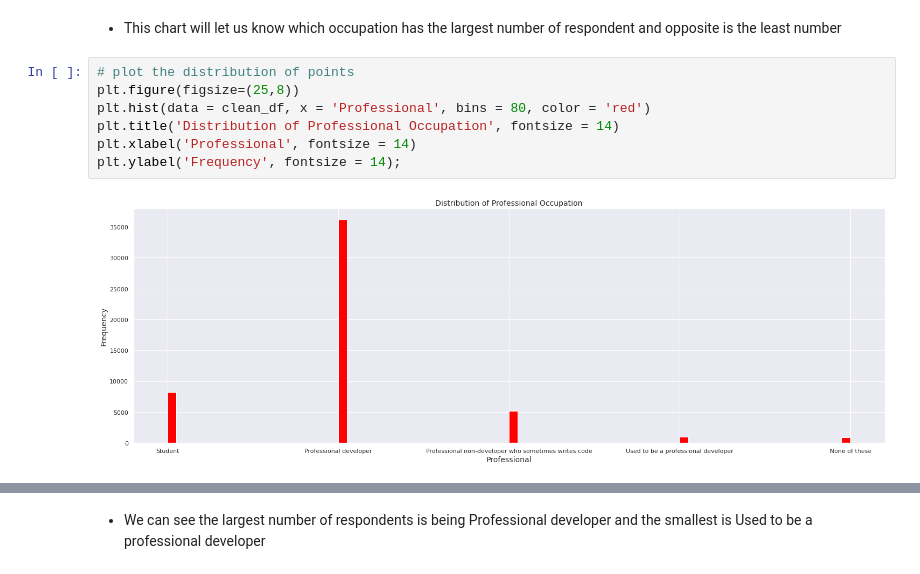
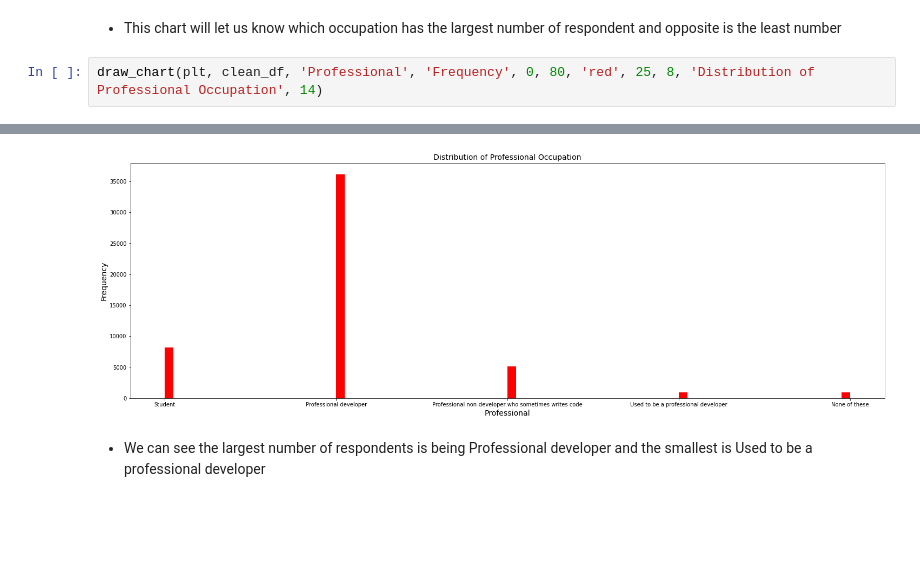
Before and after one commit to kyriosking/DS_PROJECT-1, a Jupyter notebook: Stack_Overflow_Developer_Survey_2017.ipynb, the cells around one changed output, grey strips where cells are left out. Cells and saved outputs as stored; diff of their text form; blank space fills up the shorter version.

```diff
--- a/Stack_Overflow_Developer_Survey_2017.ipynb
+++ b/Stack_Overflow_Developer_Survey_2017.ipynb
@@ -235,12 +245,6 @@ plt.ylabel('Frequency');
 ### Question 2: Which professional has the largest number of respond of this survey?
 # %% [markdown]
 - This chart will let us know which occupation has the largest number of respondent and opposite is the least number
-# %%
-# plot the distribution of points
-plt.figure(figsize=(25,8))
-plt.hist(data = clean_df, x = 'Professional', bins = 80, color = 'red')
-plt.title('Distribution of Professional Occupation', fontsize = 14)
-plt.xlabel('Professional', fontsize = 14)
-plt.ylabel('Frequency', fontsize = 14);
-# %% [output]
-[figure, removed]
+# %%
+draw_chart(plt, clean_df, 'Professional', 'Frequency', 0, 80, 'red', 25, 8, 'Distribution of Professional Occupation', 14)
+# %% [output]
@@ -247,3 +252,4 @@ plt.ylabel('Frequency', fontsize = 14);
+[figure, added]
 # %% [markdown]
 - We can see the largest number of respondents is being Professional developer and the smallest is Used to be a professional developer
 # %% [markdown]
```
Also changed, not shown: parts of 8 cells of this notebook, 1 other file.
